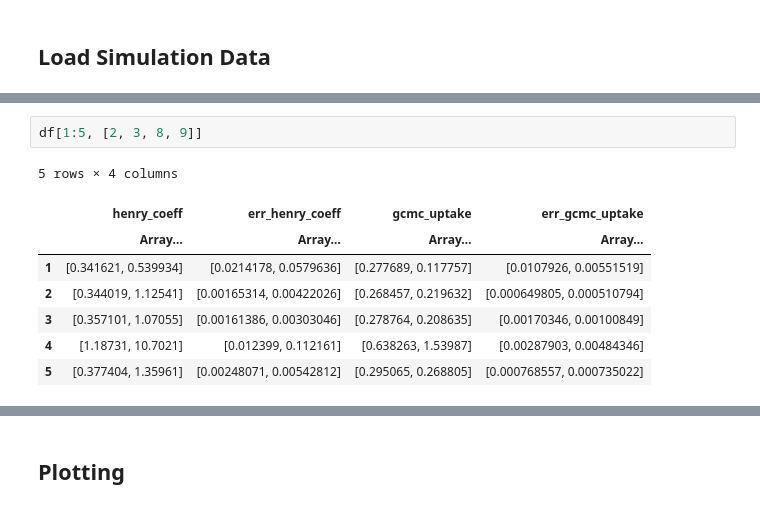
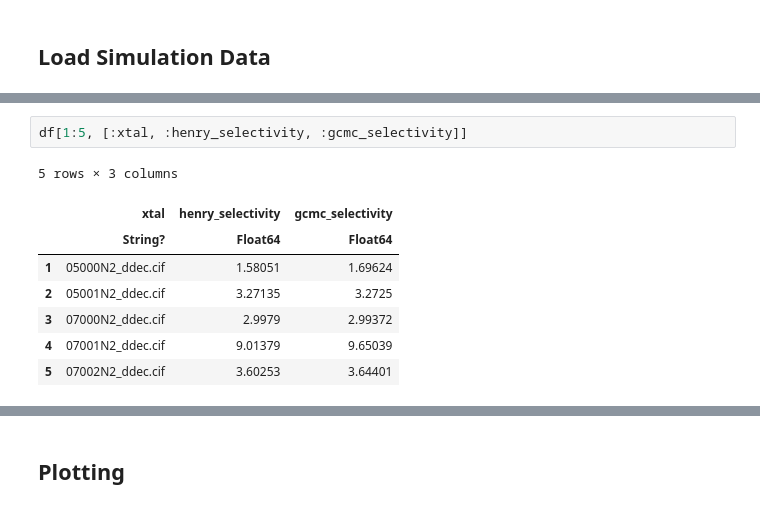
Before and after one commit to SimonEnsemble/multi-fidelity-BO-of-COFs-for-Xe-Kr-seps, a Jupyter notebook: analysis.ipynb, the cells around one changed output, grey strips where cells are left out. Cells and saved outputs as stored; diff of their text form.

```diff
--- a/analysis.ipynb
+++ b/analysis.ipynb
@@ -185,13 +207,13 @@ CSV.write(joinpath(pwd(), "target_and_cost_data.csv"), df)
 # %% [output]
 "/home/ng/multi-fidelity-BO-of-COFs-for-Xe-Kr-seps/target_and_cost_data.csv"
 # %%
-df[1:5, [2, 3, 8, 9]]
+df[1:5, [:xtal, :henry_selectivity, :gcmc_selectivity]]
 # %% [output]
-5 rows × 4 columns
+5 rows × 3 columns
-|  | henry_coeff | err_henry_coeff | gcmc_uptake | err_gcmc_uptake |
-|  | Array… | Array… | Array… | Array… |
-| 1 | [0.341621, 0.539934] | [0.0214178, 0.0579636] | [0.277689, 0.117757] | [0.0107926, 0.00551519] |
-| 2 | [0.344019, 1.12541] | [0.00165314, 0.00422026] | [0.268457, 0.219632] | [0.000649805, 0.000510794] |
-| 3 | [0.357101, 1.07055] | [0.00161386, 0.00303046] | [0.278764, 0.208635] | [0.00170346, 0.00100849] |
-| 4 | [1.18731, 10.7021] | [0.012399, 0.112161] | [0.638263, 1.53987] | [0.00287903, 0.00484346] |
-| 5 | [0.377404, 1.35961] | [0.00248071, 0.00542812] | [0.295065, 0.268805] | [0.000768557, 0.000735022] |
+|  | xtal | henry_selectivity | gcmc_selectivity |
+|  | String? | Float64 | Float64 |
+| 1 | 05000N2_ddec.cif | 1.58051 | 1.69624 |
+| 2 | 05001N2_ddec.cif | 3.27135 | 3.2725 |
+| 3 | 07000N2_ddec.cif | 2.9979 | 2.99372 |
+| 4 | 07001N2_ddec.cif | 9.01379 | 9.65039 |
+| 5 | 07002N2_ddec.cif | 3.60253 | 3.64401 |
```
Also changed, not shown: parts of 10 cells of this notebook, 1 other file.
